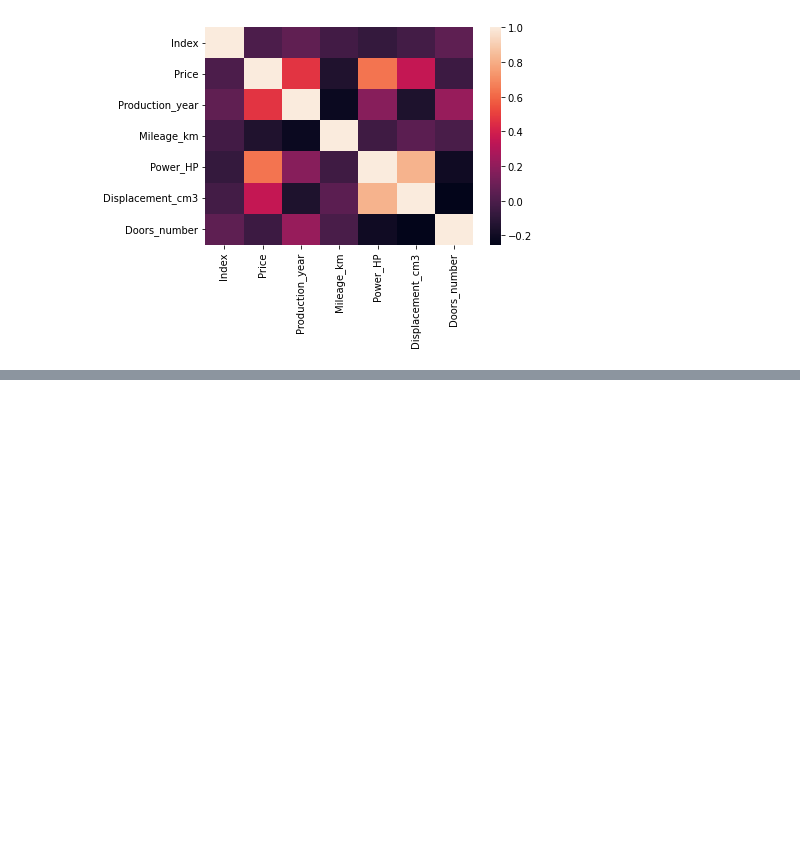
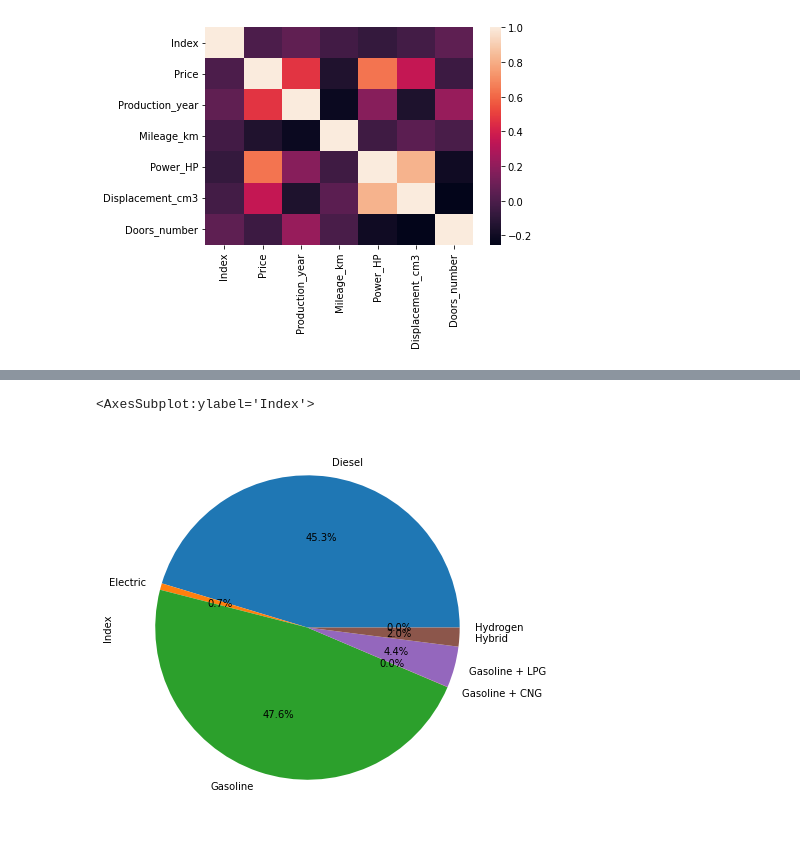
Before and after one commit to pawel200020/machine-learning-project, a Jupyter notebook: project.ipynb, the cells around one changed output, grey strips where cells are left out. Saved outputs shown, nothing was run; the diff lists cells and outputs as text; code cells hidden in the pictures; blank space fills up the shorter version.

```diff
--- a/project.ipynb
+++ b/project.ipynb
@@ -144,0 +155,5 @@ data.groupby('Price')['Index'].count().plot(figsize=(15,10))
+# %%
+data.groupby('Fuel_type')['Index'].count().plot.pie(figsize=(12,7),autopct="%1.1f%%")
+# %% [output]
+<AxesSubplot:ylabel='Index'>
+[figure, added]
```
Also changed, not shown: parts of 4 cells of this notebook.
